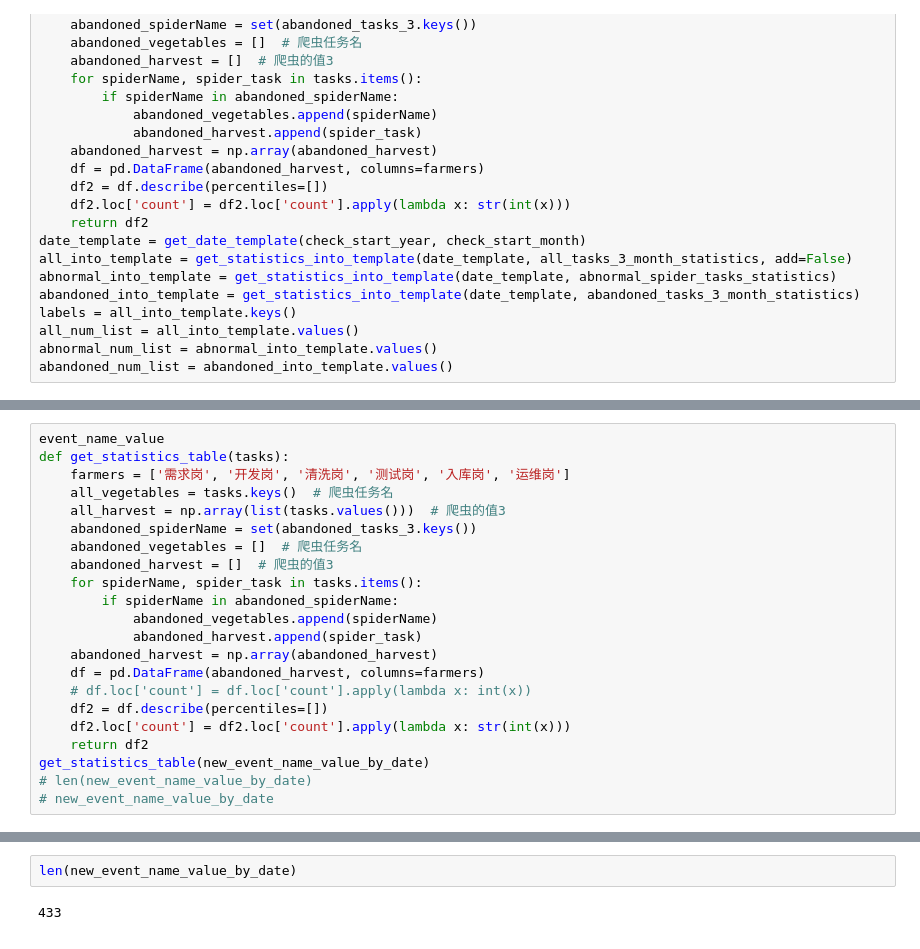
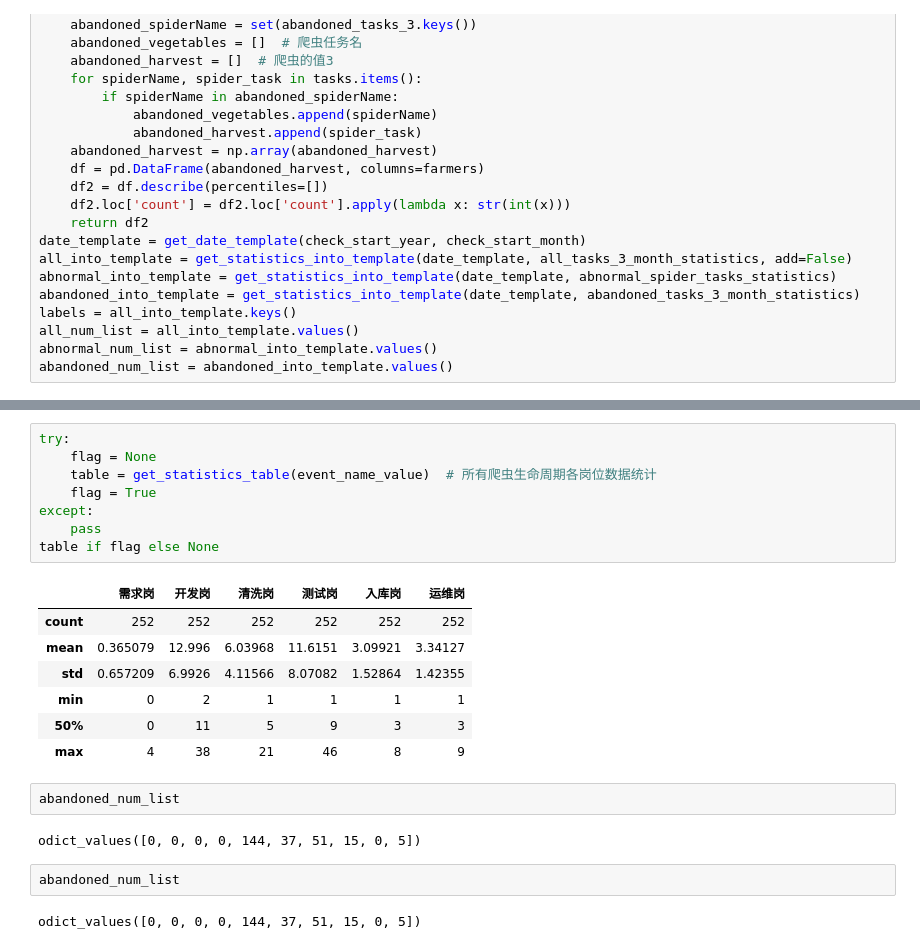
Before and after one commit to czasg/ScrapyLearning, a Jupyter notebook: czaSpider/dump2/数据分析个人版/诚信数据咯/新版本.ipynb, the cells around one changed output, grey strips where cells are left out. Cells and saved outputs as stored; diff of their text form.

```diff
--- a/czaSpider/dump2/数据分析个人版/诚信数据咯/新版本.ipynb
+++ b/czaSpider/dump2/数据分析个人版/诚信数据咯/新版本.ipynb
@@ -444,24 +474,2 @@ df2
 | 50% | 2.000000 | 9.000000 | NaN |
 | max | 15.000000 | 19.000000 | NaN |
-# %%
-event_name_value
-def get_statistics_table(tasks):
-    farmers = ['需求岗', '开发岗', '清洗岗', '测试岗', '入库岗', '运维岗']
-    all_vegetables = tasks.keys()  # 爬虫任务名
-    all_harvest = np.array(list(tasks.values()))  # 爬虫的值3
-    abandoned_spiderName = set(abandoned_tasks_3.keys())
-    abandoned_vegetables = []  # 爬虫任务名
-    abandoned_harvest = []  # 爬虫的值3
-    for spiderName, spider_task in tasks.items():
-        if spiderName in abandoned_spiderName:
-            abandoned_vegetables.append(spiderName)
-            abandoned_harvest.append(spider_task)
-    abandoned_harvest = np.array(abandoned_harvest)
-    df = pd.DataFrame(abandoned_harvest, columns=farmers)
-    # df.loc['count'] = df.loc['count'].apply(lambda x: int(x))
-    df2 = df.describe(percentiles=[])
-    df2.loc['count'] = df2.loc['count'].apply(lambda x: str(int(x)))
-    return df2
-get_statistics_table(new_event_name_value_by_date)
-# len(new_event_name_value_by_date)
-# new_event_name_value_by_date
@@ -476,4 +476,24 @@ get_statistics_table(new_event_name_value_by_date)
-# %%
-len(new_event_name_value_by_date)
-# %% [output]
-433
+# %%
+try:
+    flag = None
+    table = get_statistics_table(event_name_value)  # 所有爬虫生命周期各岗位数据统计
+    flag = True
+except:
+    pass
+table if flag else None
+# %% [output]
+|  | 需求岗 | 开发岗 | 清洗岗 | 测试岗 | 入库岗 | 运维岗 |
+| count | 252 | 252 | 252 | 252 | 252 | 252 |
+| mean | 0.365079 | 12.996 | 6.03968 | 11.6151 | 3.09921 | 3.34127 |
+| std | 0.657209 | 6.9926 | 4.11566 | 8.07082 | 1.52864 | 1.42355 |
+| min | 0 | 2 | 1 | 1 | 1 | 1 |
+| 50% | 0 | 11 | 5 | 9 | 3 | 3 |
+| max | 4 | 38 | 21 | 46 | 8 | 9 |
+# %%
+abandoned_num_list
+# %% [output]
+odict_values([0, 0, 0, 0, 144, 37, 51, 15, 0, 5])
+# %%
+abandoned_num_list
+# %% [output]
+odict_values([0, 0, 0, 0, 144, 37, 51, 15, 0, 5])
```
Also changed, not shown: parts of 11 cells of this notebook, 1 other file.
